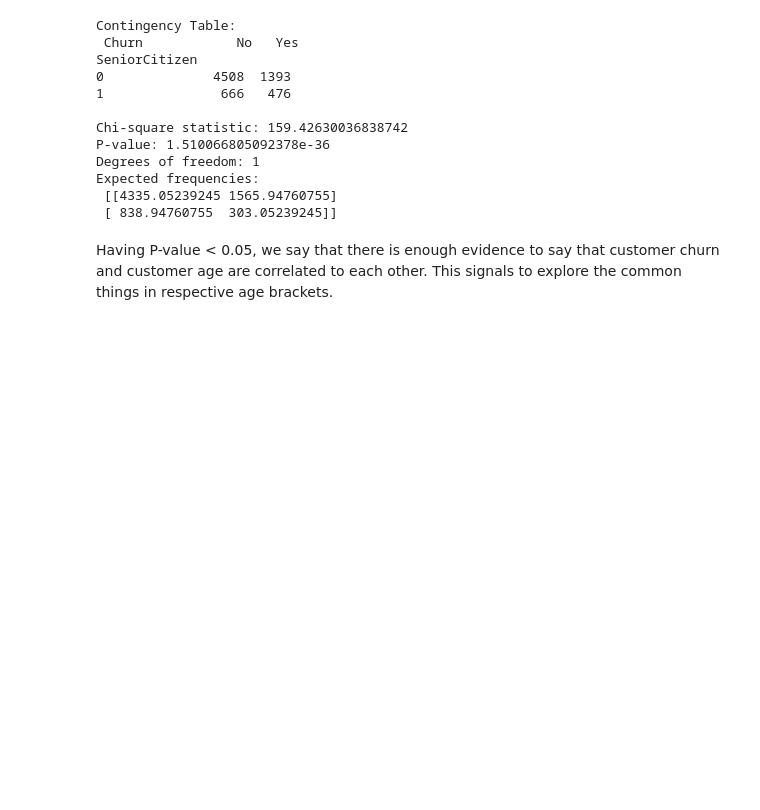
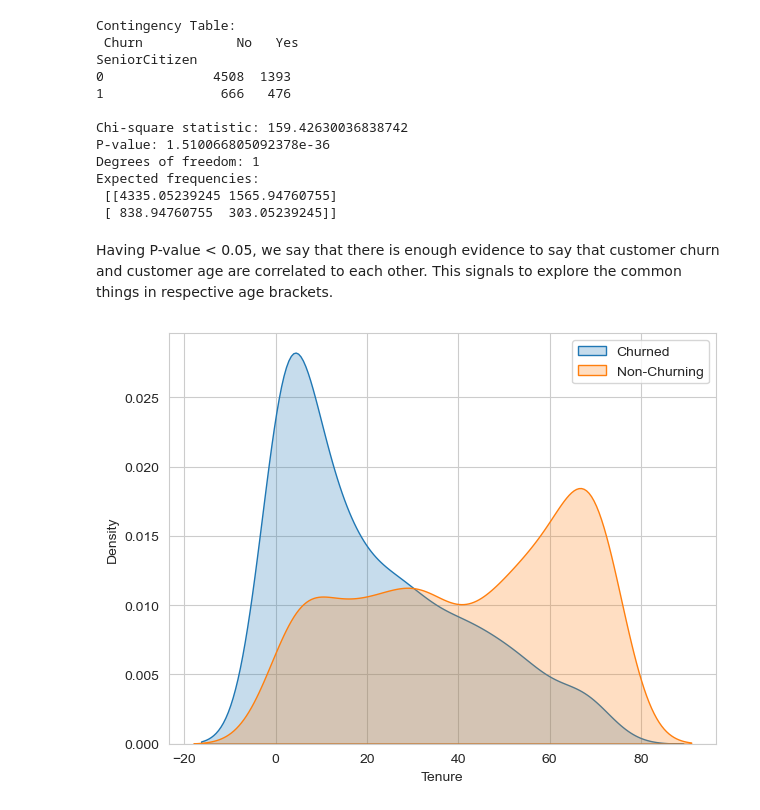
Before and after one commit to Rem-Josshua/customer_churn_analysis, a Jupyter notebook: customer_churn_analysis/analysis_final.ipynb, the cells around one changed output. Cells and saved outputs as stored; diff of their text form; code cells hidden in the pictures; blank space fills up the shorter version.

Commit message:
Started analysis on churned senior citizens

```diff
--- a/customer_churn_analysis/analysis_final.ipynb
+++ b/customer_churn_analysis/analysis_final.ipynb
@@ -140,3 +140,24 @@ This signals to explore the common things in respective age brackets.
 
 df_sc = df.query('SeniorCitizen == 1').copy()
 df_not_sc = df.query('SeniorCitizen == 0').copy()
+# %%
+# Let's look at the respective statistics of churning/non-churning customers
+
+# Analysis for SC (Senior Citizen) customers:
+df_churned_sc = df_sc.query('Churn == "Yes"')
+df_nonchurned_sc = df_sc.query('Churn == "No"')
+
+sns.kdeplot(data=df_churned_sc, x='Tenure',
+            fill=True, label='Churned')
+sns.kdeplot(data=df_nonchurned_sc, x='Tenure',
+            fill=True, label='Non-Churning')
+plt.legend()
+plt.tight_layout()
+plt.show()
+
+# Graph suggests that we should look into churning customers demographics
+# Questions to answer:
+# 1.) Why does most of the churner has tenureship around 0-20 months? What is the reason for this?
+        # Maybe try checking the MonthlyCharges or TotalCharges columns
+# %% [output]
+[figure, added]
```
Also changed, not shown: parts of 4 cells of this notebook.
